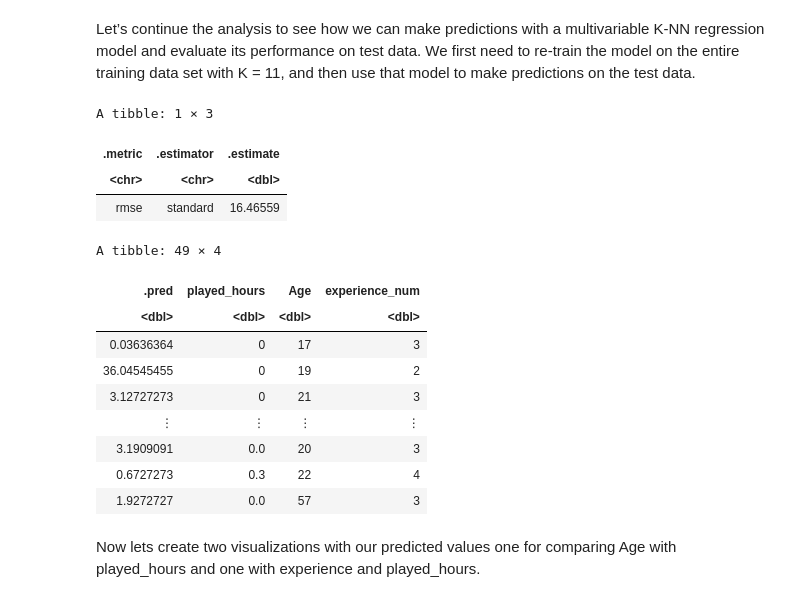
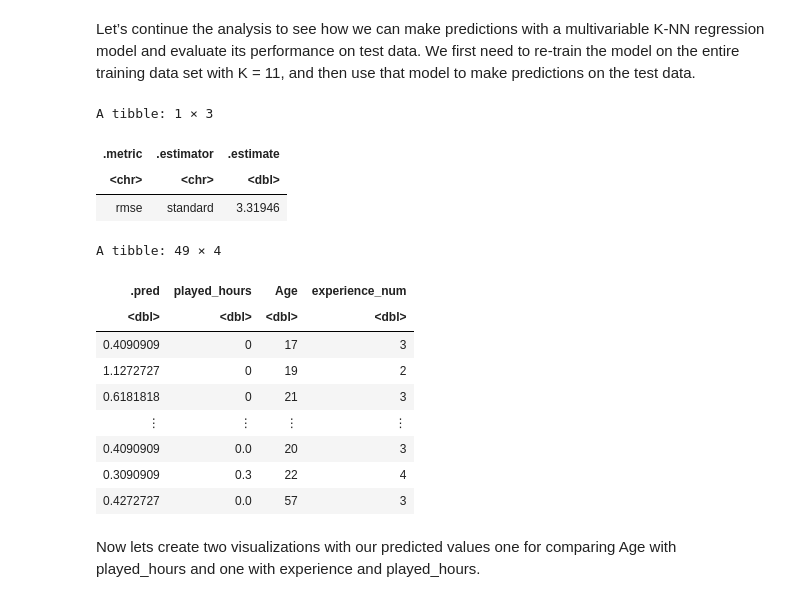
Before and after one commit to iSqlqmi/dsci_100_group_project, a Jupyter notebook: project_final_report.ipynb, the cells around one changed output. Drawn from its saved outputs; the diff is of its cells as text; code cells hidden in the pictures.

```diff
--- a/project_final_report.ipynb
+++ b/project_final_report.ipynb
@@ -346,37 +328,37 @@ Let’s continue the analysis to see how we can make predictions with a multivar
 # %%
 players_spec_2 <- nearest_neighbor(weight_func = "rectangular", neighbors = best_k) |>
   set_engine("kknn") |>
   set_mode("regression")
 
 players_fit <- workflow() |>
   add_recipe(players_recipe) |>
   add_model(players_spec_2) |>
-  fit(data = players_train)
+  fit(data = players_test)
 
 players_preds <- players_fit |>
   predict(players_test) |>
   bind_cols(players_test)
 
 players_summary <- metrics(players_preds, truth = played_hours, estimate = .pred) |>
                      filter(.metric == 'rmse')
 
 players_summary
 players_preds
 # %% [output]
 A tibble: 1 × 3
 | .metric | .estimator | .estimate |
 | <chr> | <chr> | <dbl> |
-| rmse | standard | 16.46559 |
+| rmse | standard | 3.31946 |
 A tibble: 49 × 4
 | .pred | played_hours | Age | experience_num |
 | <dbl> | <dbl> | <dbl> | <dbl> |
-| 0.03636364 | 0 | 17 | 3 |
-| 36.04545455 | 0 | 19 | 2 |
-| 3.12727273 | 0 | 21 | 3 |
+| 0.4090909 | 0 | 17 | 3 |
+| 1.1272727 | 0 | 19 | 2 |
+| 0.6181818 | 0 | 21 | 3 |
 | ⋮ | ⋮ | ⋮ | ⋮ |
-| 3.1909091 | 0.0 | 20 | 3 |
-| 0.6727273 | 0.3 | 22 | 4 |
-| 1.9272727 | 0.0 | 57 | 3 |
+| 0.4090909 | 0.0 | 20 | 3 |
+| 0.3090909 | 0.3 | 22 | 4 |
+| 0.4272727 | 0.0 | 57 | 3 |
 # %% [markdown]
 Now lets create two visualizations with our predicted values one for comparing Age with played_hours and one with experience and played_hours.
 # %%
```
Also changed, not shown: parts of 4 cells of this notebook.
